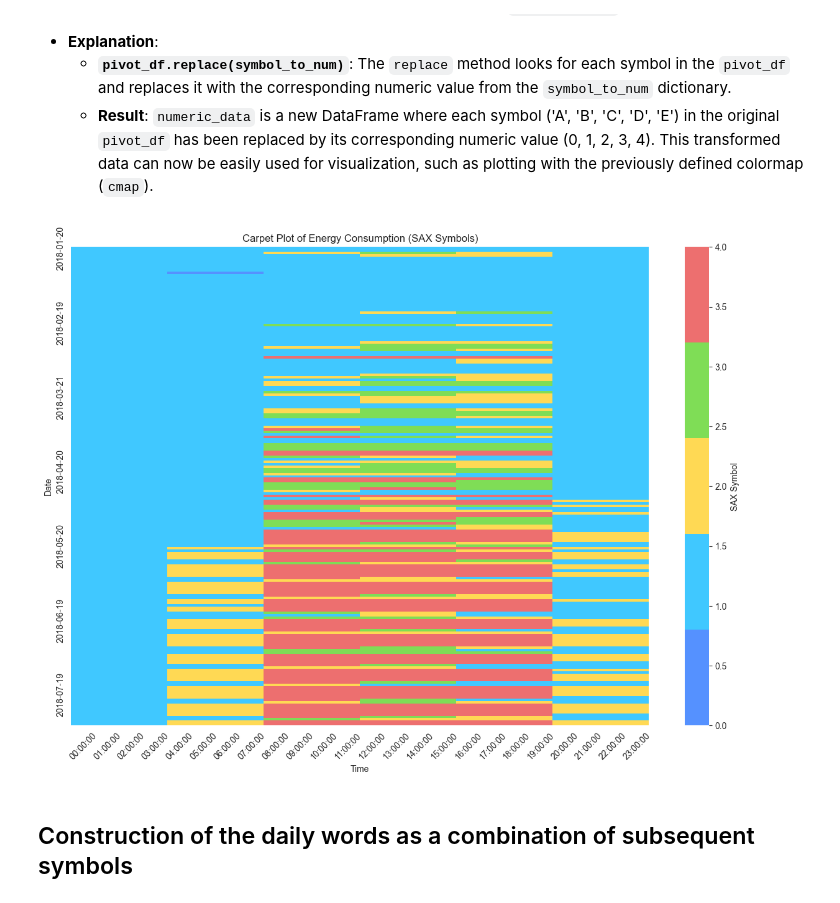
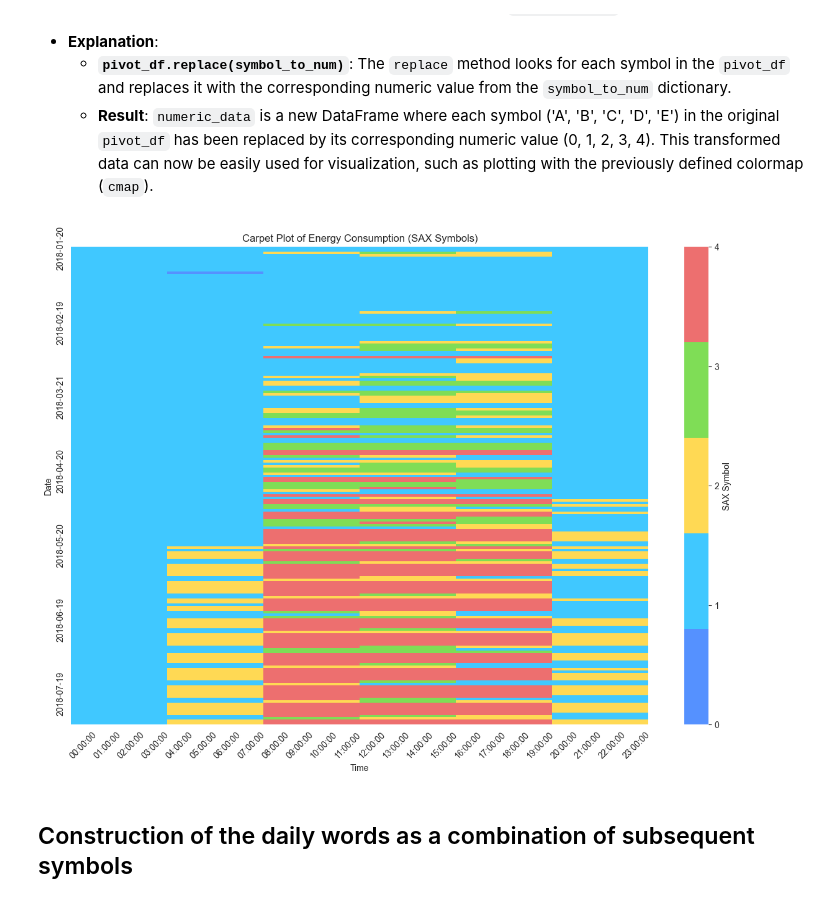
Before and after one commit to baeda-polito/geae-python, a Jupyter notebook: exercise-2/exercise-2-part-2-nb.ipynb, the cells around one changed output. Saved outputs shown, nothing was run; the diff lists cells and outputs as text; code cells hidden in the pictures.

```diff
--- a/exercise-2/exercise-2-part-2-nb.ipynb
+++ b/exercise-2/exercise-2-part-2-nb.ipynb
@@ -206,15 +202,16 @@ numeric_data = pivot_df.replace(symbol_to_num)
   - **Result**: `numeric_data` is a new DataFrame where each symbol ('A', 'B', 'C', 'D', 'E') in the original `pivot_df` has been replaced by its corresponding numeric value (0, 1, 2, 3, 4). This transformed data can now be easily used for visualization, such as plotting with the previously defined colormap (`cmap`).
 # %%
 plt.figure(figsize=(15, 10))
-sns.heatmap(numeric_data, cmap=cmap, cbar_kws={'label': 'SAX Symbol'}, yticklabels=30)
+sns.heatmap(numeric_data, cmap=cmap, cbar_kws={'ticks': list(symbol_to_num.values()),
+                                               'label': 'SAX Symbol'}, yticklabels=30)
 plt.title('Carpet Plot of Energy Consumption (SAX Symbols)')
 plt.xlabel('Time')
 plt.ylabel('Date')
 
 plt.xticks(rotation=45)
 plt.show()
 # %% [output]
-[figure, old version]
+[figure, new version]
 # %% [markdown]
 ## Construction of the daily words as a combination of subsequent symbols
 # %% [markdown]
```
Also changed, not shown: parts of 2 cells of this notebook, 1 other file.
